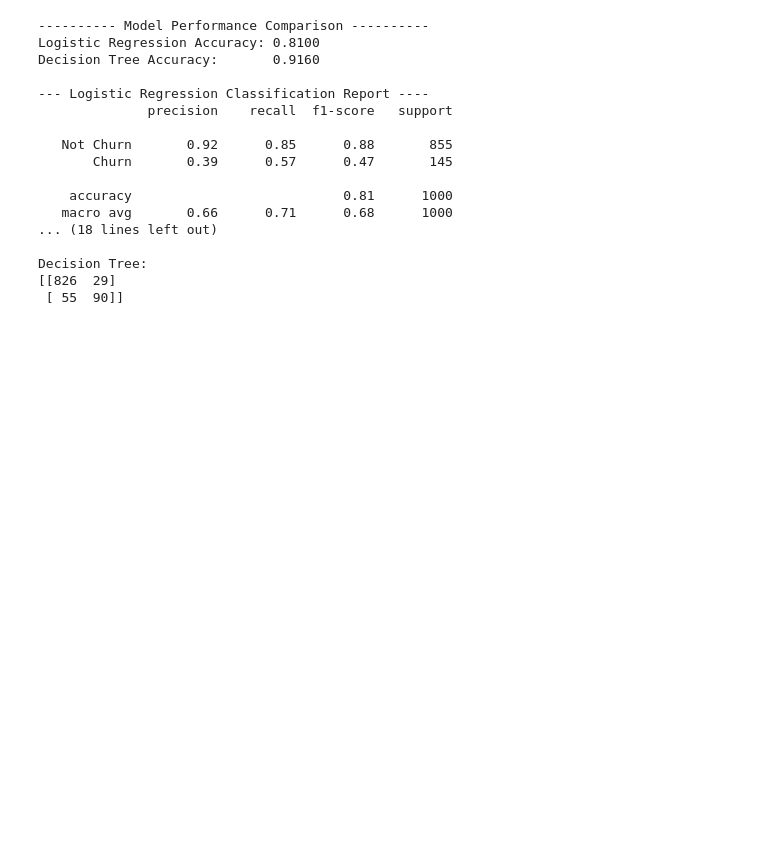
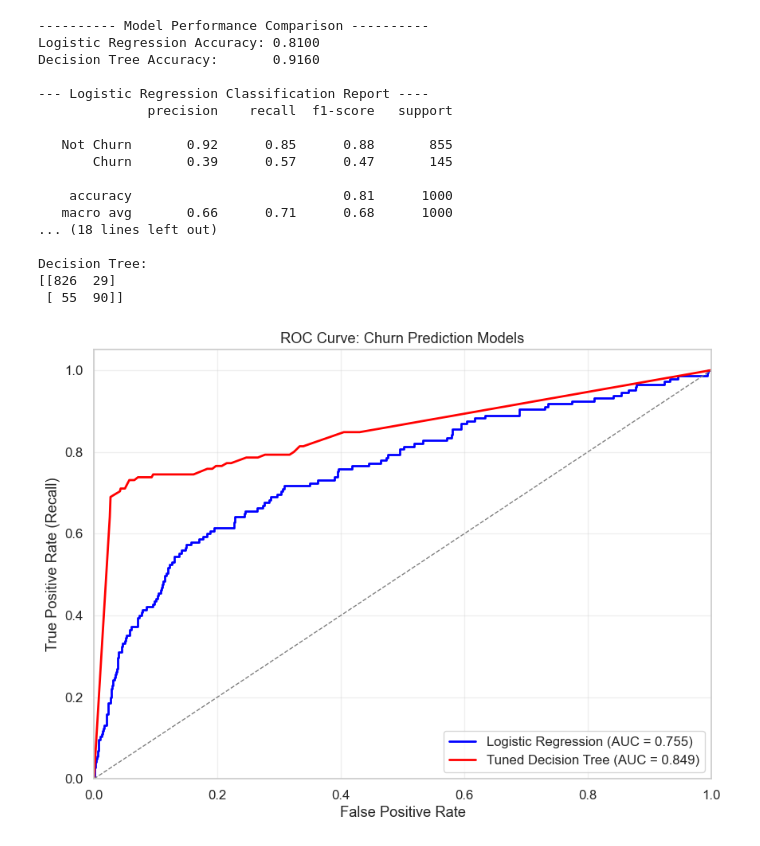
Before and after one commit to RWKarimi/Phase_3_Project, a Jupyter notebook: SyriaTel_Churn_Prediction.ipynb, the cells around one changed output. Saved outputs shown, nothing was run; the diff lists cells and outputs as text; code cells hidden in the pictures; blank space fills up the shorter version.

```diff
--- a/Machine_learning_NotebooK.ipynb
+++ b/SyriaTel_Churn_Prediction.ipynb
@@ -880,3 +880,34 @@ Decision Tree Accuracy:       0.9160
 Decision Tree:
 [[826  29]
  [ 55  90]]
+# %%
+from sklearn.metrics import roc_curve, auc, roc_auc_score
+import matplotlib.pyplot as plt
+
+# Get predicted probabilities
+lr_probs = model_lr.predict_proba(lr_test)[:, 1]  # Logistic Regression
+dt_probs = best_dt.predict_proba(dt_test)[:, 1]    # Tuned Decision Tree
+
+# Calculate ROC curve and AUC
+fpr_lr, tpr_lr, _ = roc_curve(y_test, lr_probs)
+fpr_dt, tpr_dt, _ = roc_curve(y_test, dt_probs)
+auc_lr = roc_auc_score(y_test, lr_probs)
+auc_dt = roc_auc_score(y_test, dt_probs)
+
+# Plot ROC curves
+plt.figure(figsize=(10, 7))
+plt.plot(fpr_lr, tpr_lr, color='blue', lw=2,
+         label=f'Logistic Regression (AUC = {auc_lr:.3f})')
+plt.plot(fpr_dt, tpr_dt, color='red', lw=2,
+         label=f'Tuned Decision Tree (AUC = {auc_dt:.3f})')
+plt.plot([0, 1], [0, 1], color='gray', lw=1, linestyle='--')
+plt.xlim([0.0, 1.0])
+plt.ylim([0.0, 1.05])
+plt.xlabel('False Positive Rate')
+plt.ylabel('True Positive Rate (Recall)')
+plt.title('ROC Curve: Churn Prediction Models')
+plt.legend(loc='lower right')
+plt.grid(True, alpha=0.3)
+plt.show()
+# %% [output]
+[figure, added]
```
Also changed, not shown: parts of 1 cell of this notebook.
